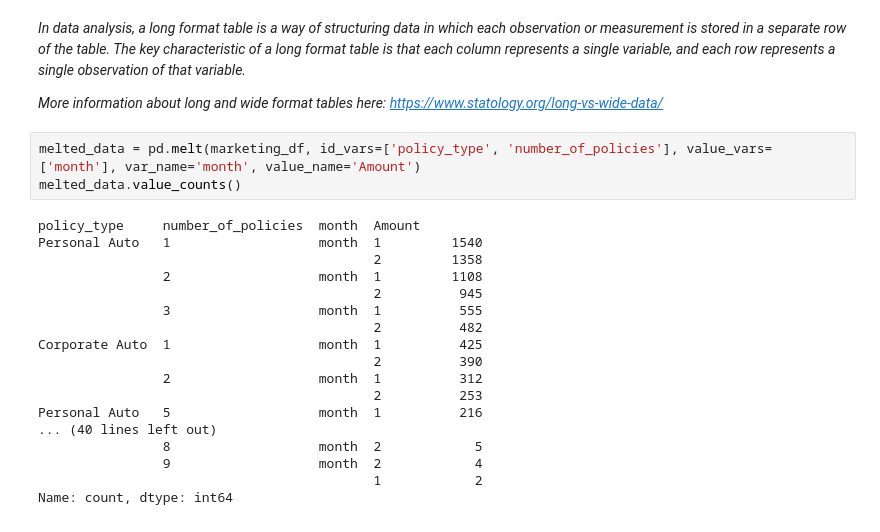
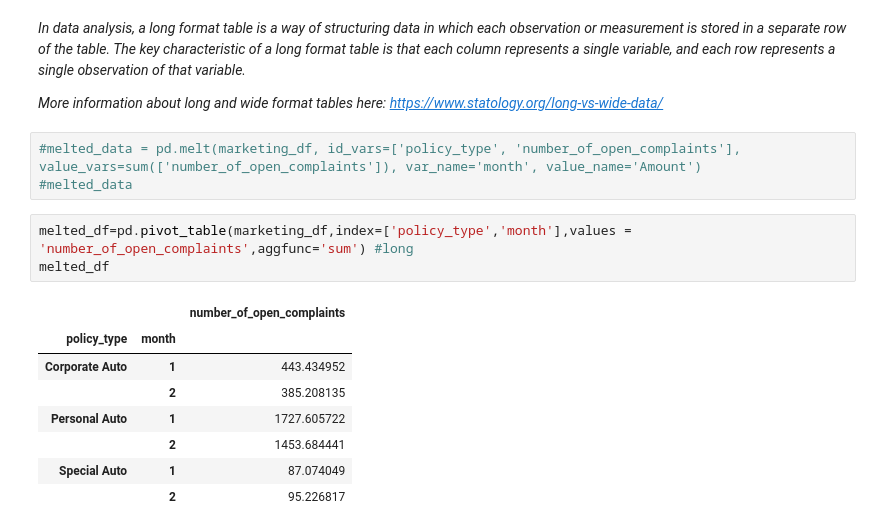
Before and after one commit to redsun498/lab-dw-data-structuring-and-combining, a Jupyter notebook: lab-dw-data-structuring-and-combining.ipynb, the cells around one changed output. Cells and saved outputs as stored; diff of their text form.

```diff
--- a/lab-dw-data-structuring-and-combining.ipynb
+++ b/lab-dw-data-structuring-and-combining.ipynb
@@ -213,23 +196,17 @@ Show it in a long format table.
 
 *More information about long and wide format tables here: https://www.statology.org/long-vs-wide-data/*
 # %%
-melted_data = pd.melt(marketing_df, id_vars=['policy_type', 'number_of_policies'], value_vars=['month'], var_name='month', value_name='Amount')
-melted_data.value_counts()
+#melted_data = pd.melt(marketing_df, id_vars=['policy_type', 'number_of_open_complaints'], value_vars=sum(['number_of_open_complaints']), var_name='month', value_name='Amount')
+#melted_data
-# %% [output]
-policy_type     number_of_policies  month  Amount
-Personal Auto   1                   month  1         1540
-                                           2         1358
-                2                   month  1         1108
-                                           2          945
-                3                   month  1          555
-                                           2          482
-Corporate Auto  1                   month  1          425
-                                           2          390
-                2                   month  1          312
-                                           2          253
-Personal Auto   5                   month  1          216
-... (40 lines left out)
-                8                   month  2            5
-                9                   month  2            4
-                                           1            2
-Name: count, dtype: int64
+# %%
+melted_df=pd.pivot_table(marketing_df,index=['policy_type','month'],values = 'number_of_open_complaints',aggfunc='sum') #long
+melted_df
+# %% [output]
+|  |  | number_of_open_complaints |
+| policy_type | month |  |
+| Corporate Auto | 1 | 443.434952 |
+|  | 2 | 385.208135 |
+| Personal Auto | 1 | 1727.605722 |
+|  | 2 | 1453.684441 |
+| Special Auto | 1 | 87.074049 |
+|  | 2 | 95.226817 |
```
Also changed, not shown: parts of 16 cells of this notebook.
